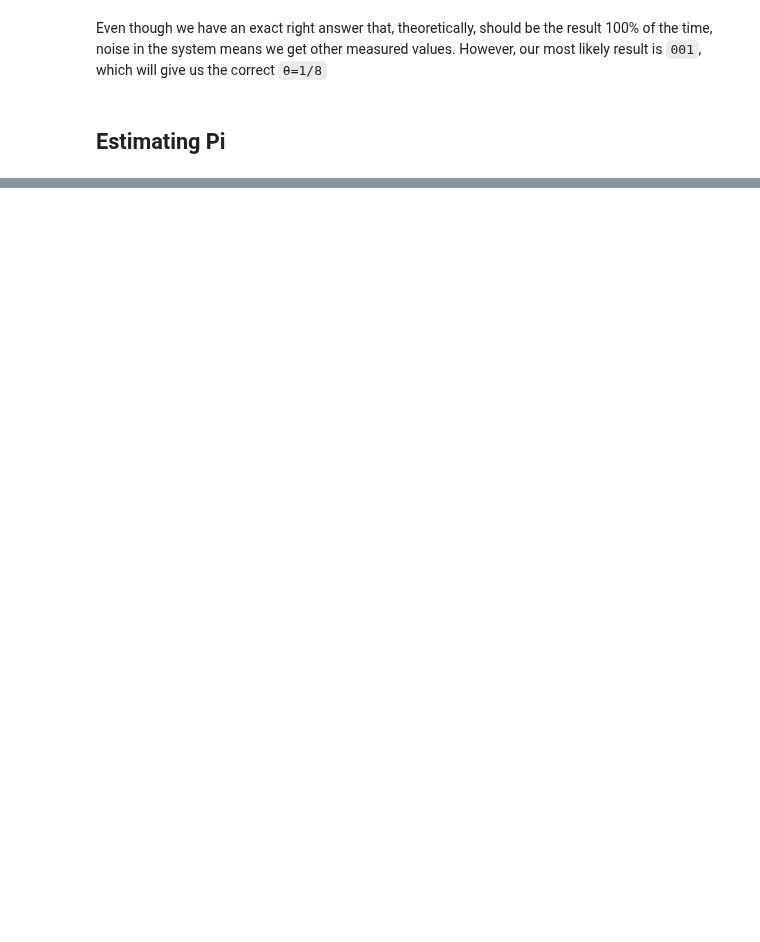
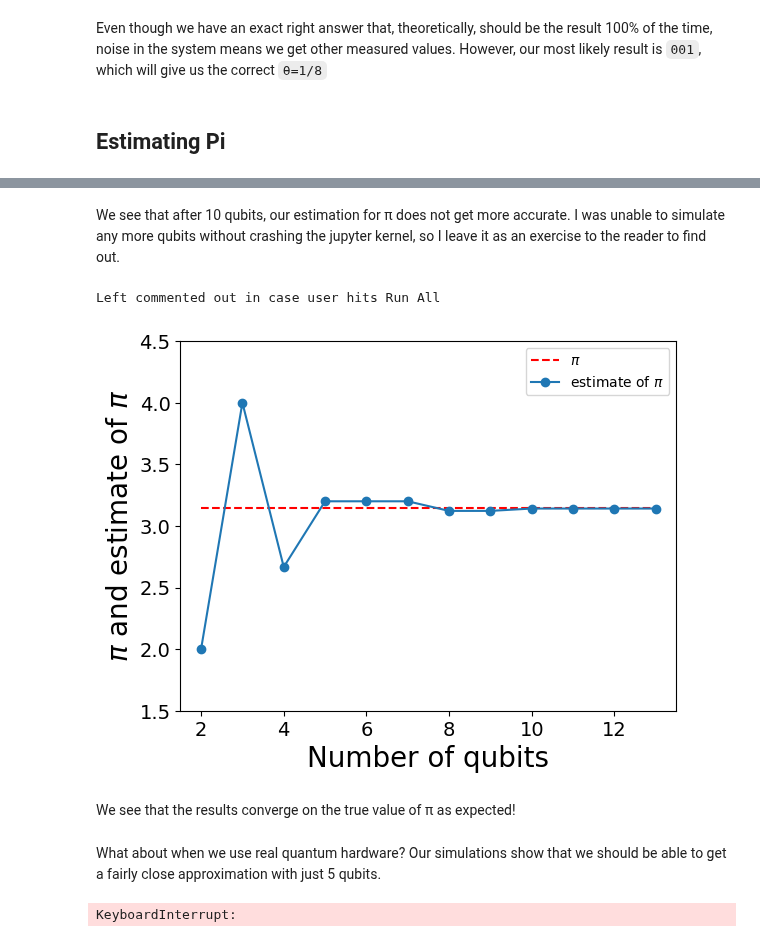
Before and after one commit to AThomsonSMC/uri-qc, a Jupyter notebook: phy574/week3-qpe-pi.ipynb, the cells around one changed output, grey strips where cells are left out. Drawn from its saved outputs; the diff is of its cells as text; code cells hidden in the pictures; blank space fills up the shorter version.

```diff
--- a/phy574/week3-qpe-pi.ipynb
+++ b/phy574/week3-qpe-pi.ipynb
@@ -337,0 +366,13 @@ Let's continue this example by using QPE to estimate the value of π.
+# %%
+# Sample circuit and return results
+
+def run_job(qc_, shots=1000):
+    """Simulate a circuit and return counts"""
+    result = sampler.run([qc_], shots=shots).result()
+    return result.get_counts()
+
+def run_qjob(qc_, shots=1000):
+    """Run circuit on real hardware and return counts"""
+    t_qc = pm.run(qc_)
+    result = sampler2.run([t_qc], shots=shots).result()[0]
+    return result.data.c.get_counts()
@@ -337,0 +426,13 @@ Let's continue this example by using QPE to estimate the value of π.
+# %%
+# Examine effect of increasing qubits on estimation of pi
+
+# Add 1 more to example for 13 qubit estimation
+nqs = list(range(2, 13+1))
+# Store estimates as we go
+pi_estimates = []
+# Print estimates with increasing qubits
+for nq in nqs:
+    # Calculate estimate for pi using nq qubits
+    n_pi_est = get_pi_estimate(nq)
+    pi_estimates.append(n_pi_est)
+    dm(r"{0} \text{ qubits: } \pi \approx {1}".replace("{0}", str(nq)).replace("{1}", str(n_pi_est)))
@@ -337,0 +452,41 @@ Let's continue this example by using QPE to estimate the value of π.
+# %% [markdown]
+We see that after 10 qubits, our estimation for π does not get more accurate. I was unable to simulate any more qubits without crashing the jupyter kernel, so I leave it as an exercise to the reader to find out.
+# %%
+# More qubits!
+
+print("Left commented out in case user hits Run All")
+# nqs2 = list(range(13, 20+1))
+# # Store estimates as we go
+# pi_estimates2 = []
+# # Print estimates with increasing qubits
+# for nq in nqs2:
+#     # Calculate estimate for pi using nq qubits
+#     n_pi_est = get_pi_estimate(nq)
+#     pi_estimates.append(n_pi_est)
+#     dm(r"{0} \text{ qubits: } \pi \approx {1}".replace("{0}", str(nq)).replace("{1}", str(n_pi_est)))
+# %% [output]
+Left commented out in case user hits Run All
+# %%
+# Plot the results
+plotter.plot(nqs, [math.pi]*len(nqs), '--r')
+plotter.plot(nqs, pi_estimates, '.-', markersize=12)
+plotter.xlim([1.5, 13.5])
+plotter.ylim([1.5, 4.5])
+plotter.legend(['$\\pi$', 'estimate of $\\pi$'])
+plotter.xlabel('Number of qubits', fontdict={'size':20})
+plotter.ylabel('$\\pi$ and estimate of $\\pi$', fontdict={'size':20})
+plotter.tick_params(axis='x', labelsize=14)
+plotter.tick_params(axis='y', labelsize=14)
+plotter.show()
+# %% [output]
+[figure, added]
+# %% [markdown]
+We see that the results converge on the true value of π as expected!
+# %% [markdown]
+What about when we use real quantum hardware? Our simulations show that we should be able to get a fairly close approximation with just 5 qubits.
+# %%
+# Estimate pi on real quantum hardware with 5 qubits
+q_pi_est = get_pi_estimate(nq, simulator=False)
+dm(r"5 \text{ real qubits: } \pi \approx {1}".replace("{1}", str(q_pi_est)))
+# %% [output]
+KeyboardInterrupt:
```
Also changed, not shown: parts of 13 cells of this notebook.
